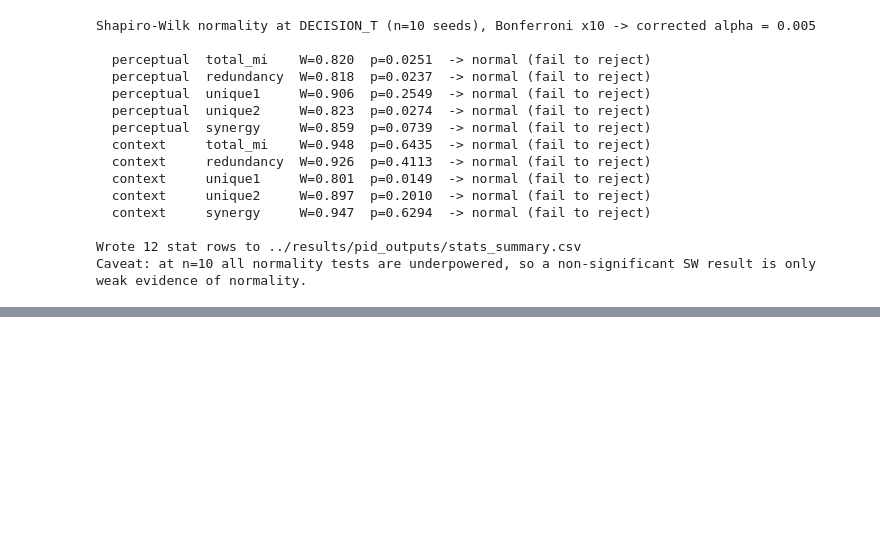
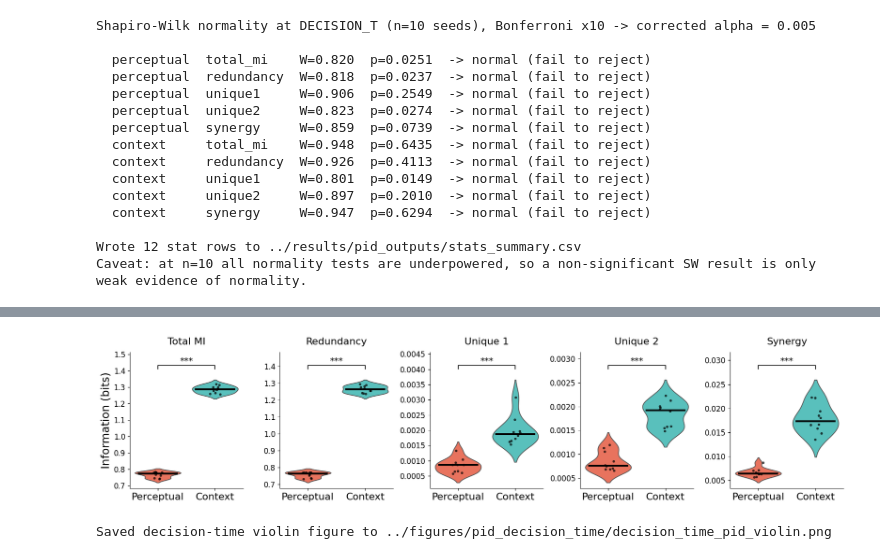
Before and after one commit to jgendra/NeuroAI-Project13, a Jupyter notebook: notebooks/06_Full_PID_analysis_pipeline.ipynb, the cells around one changed output, grey strips where cells are left out. Saved outputs shown, nothing was run; the diff lists cells and outputs as text; code cells hidden in the pictures; blank space fills up the shorter version.

Commit message:
Figure 4 Mean decision time PID in Full PID analysis

```diff
--- a/notebooks/06_Full_PID_analysis_pipeline.ipynb
+++ b/notebooks/06_Full_PID_analysis_pipeline.ipynb
@@ -592,0 +695,51 @@ Caveat: at n=10 all normality tests are underpowered, so a non-significant SW re
+# %%
+# output dir for the two decision-time figures
+FIG_DEC_PID_DIR = "../figures/pid_decision_time"
+os.makedirs(FIG_DEC_PID_DIR, exist_ok=True)
+
+order = ['Perceptual', 'Context']     # perceptual ALWAYS left, context ALWAYS right
+fig, axs = plt.subplots(1, 5, figsize=(17, 4))
+for col, atom in enumerate(ATOMS):
+    ctx = decision_atoms['context'][atom]        # (10,) context per-seed values
+    per = decision_atoms['perceptual'][atom]     # (10,) perceptual per-seed values
+    # tidy long-form frame: one row per (task, seed) value
+    df = pd.DataFrame({
+        'Value': np.concatenate([per, ctx]),
+        'Task':  ['Perceptual'] * len(per) + ['Context'] * len(ctx)})
+    ax = axs[col]
+    # violins in the two task colors (hue=Task keeps seaborn 0.13+ happy; inner=None so
+    # we draw our own, more visible median bar instead of the default dot/box)
+    sns.violinplot(data=df, x='Task', y='Value', order=order, hue='Task', hue_order=order,
+                   palette={'Context': COLOR_CONTEXT, 'Perceptual': COLOR_PERCEPTUAL},
+                   legend=False, inner=None, ax=ax)
+    # individual seed points on top
+    sns.stripplot(data=df, x='Task', y='Value', order=order, ax=ax,
+                  color='black', size=4, alpha=0.7)
+    # bold horizontal cross-bar at each task's MEDIAN (replaces the usual mean dot);
+    # x positions follow `order`: 0 = perceptual (left), 1 = context (right)
+    for x_pos, vals in zip((0, 1), (per, ctx)):
+        ax.hlines(np.median(vals), x_pos - 0.35, x_pos + 0.35, color='black', lw=3, zorder=5)
+    # significance bracket -- same L-shaped bracket as the bar plot (NOT an error-bar
+    # |--|), drawn only when the Bonferroni-corrected p is significant; marker via p_to_stars
+    if mwu_pvals_bonf[atom] < MWU_ALPHA:
+        ylim = ax.get_ylim(); span = ylim[1] - ylim[0]
+        y_br = ylim[1] + 0.05 * span; leg = 0.03 * span
+        ax.plot([0, 0, 1, 1], [y_br, y_br + leg, y_br + leg, y_br], lw=1.2, color='black')
+        ax.text(0.5, y_br + leg, p_to_stars(mwu_pvals_bonf[atom]),
+                ha='center', va='bottom', color='black', fontsize=14)
+        ax.set_ylim(top=y_br + 5 * leg)                    # headroom (no clip)
+    # subplot title = atom NAME (Fig-3 style); fonts inherit the global conventions
+    ax.set_title(ATOM_NAMES[atom], pad=12)
+    ax.set_ylabel('Information (bits)' if col == 0 else '')
+    # Increase yaxis label name font size
+    ax.yaxis.label.set_size(18)
+    ax.set_xlabel('')
+    # Increase xaixs labels font size
+    ax.tick_params(axis='x', labelsize=16)
+plt.tight_layout()
+fig.savefig(f"{FIG_DEC_PID_DIR}/decision_time_pid_violin.png", dpi=300)
+plt.show()
+print(f"Saved decision-time violin figure to {FIG_DEC_PID_DIR}/decision_time_pid_violin.png")
+# %% [output]
+[figure, added]
+Saved decision-time violin figure to ../figures/pid_decision_time/decision_time_pid_violin.png
```
Also changed, not shown: parts of 11 cells of this notebook, 4 other files.
